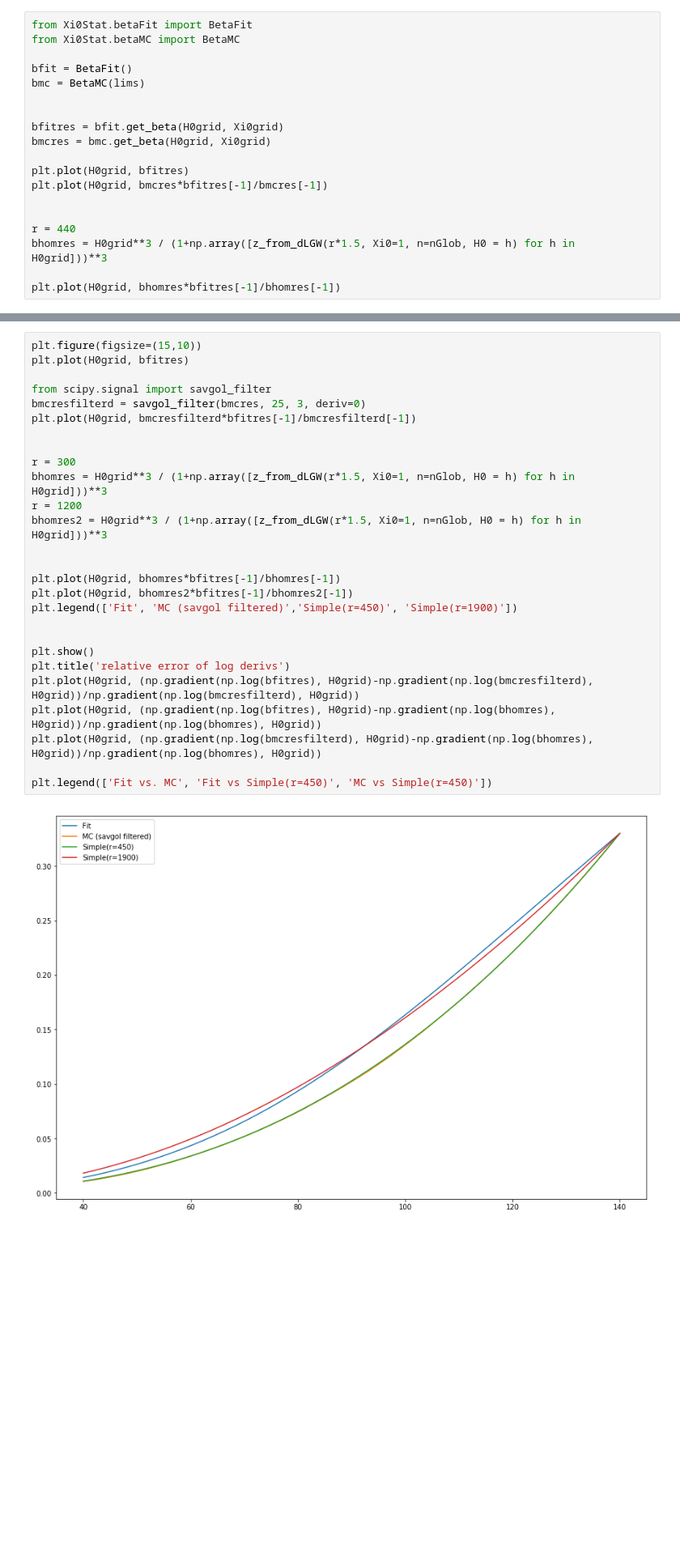
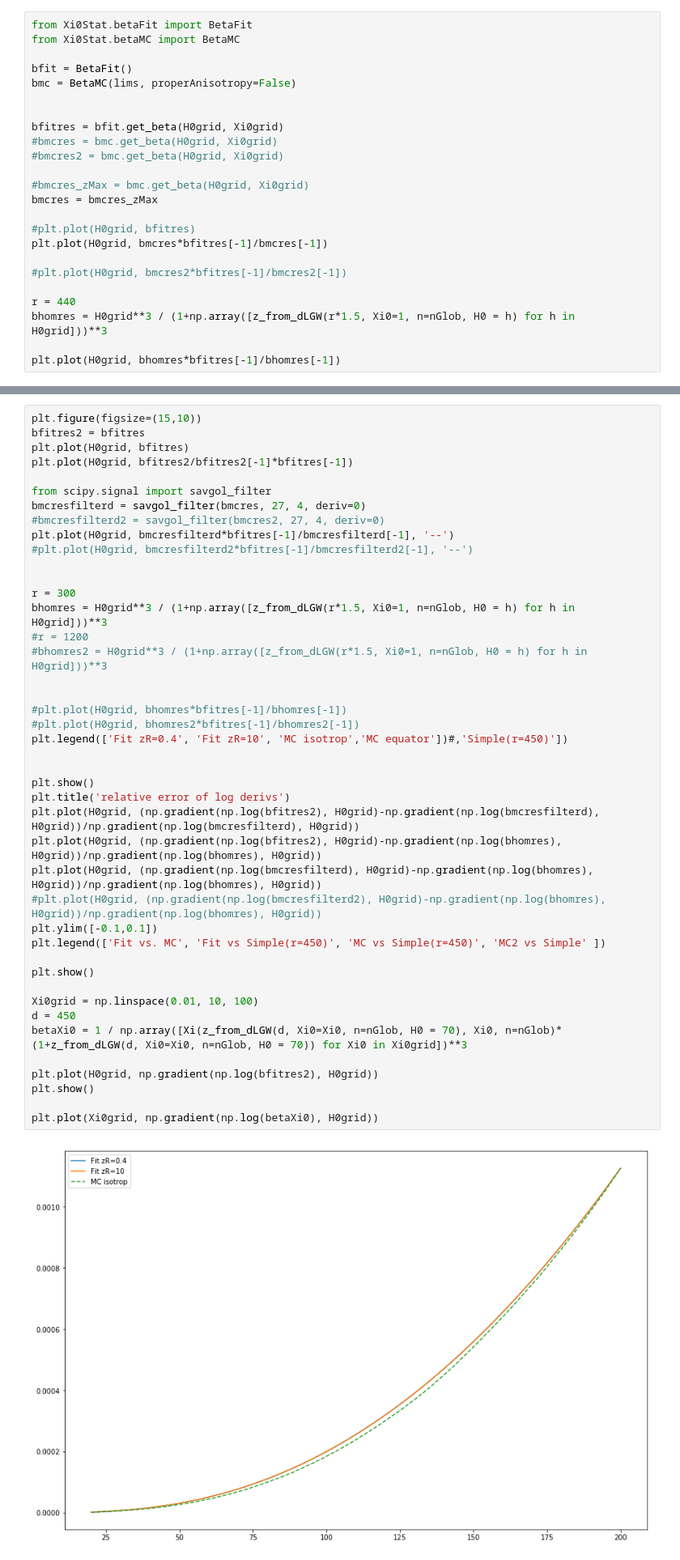
Before and after one commit to CosmoStatGW/DarkSirensStat, a Jupyter notebook: notebooks/plots_compare.ipynb, the cells around one changed output, grey strips where cells are left out. Shown at 81% size. Cells and saved outputs as stored; diff of their text form; blank space fills up the shorter version.

```diff
--- a/notebooks/plots_compare.ipynb
+++ b/notebooks/plots_compare.ipynb
@@ -145,15 +202,20 @@ from Xi0Stat.betaFit import BetaFit
 from Xi0Stat.betaMC import BetaMC
 
 bfit = BetaFit()
-bmc = BetaMC(lims)
+bmc = BetaMC(lims, properAnisotropy=False)
 
 
 bfitres = bfit.get_beta(H0grid, Xi0grid)
-bmcres = bmc.get_beta(H0grid, Xi0grid)
+#bmcres = bmc.get_beta(H0grid, Xi0grid)
+#bmcres2 = bmc.get_beta(H0grid, Xi0grid)
 
-plt.plot(H0grid, bfitres)
+#bmcres_zMax = bmc.get_beta(H0grid, Xi0grid)
+bmcres = bmcres_zMax
+
+#plt.plot(H0grid, bfitres)
 plt.plot(H0grid, bmcres*bfitres[-1]/bmcres[-1])
 
+#plt.plot(H0grid, bmcres2*bfitres[-1]/bmcres2[-1])
 
 r = 440
 bhomres = H0grid**3 / (1+np.array([z_from_dLGW(r*1.5, Xi0=1, n=nGlob, H0 = h) for h in H0grid]))**3
@@ -165,29 +227,45 @@ plt.plot(H0grid, bhomres*bfitres[-1]/bhomres[-1])
 # %%
 plt.figure(figsize=(15,10))
+bfitres2 = bfitres
 plt.plot(H0grid, bfitres)
+plt.plot(H0grid, bfitres2/bfitres2[-1]*bfitres[-1])
 
 from scipy.signal import savgol_filter
-bmcresfilterd = savgol_filter(bmcres, 25, 3, deriv=0)
-plt.plot(H0grid, bmcresfilterd*bfitres[-1]/bmcresfilterd[-1])
+bmcresfilterd = savgol_filter(bmcres, 27, 4, deriv=0)
+#bmcresfilterd2 = savgol_filter(bmcres2, 27, 4, deriv=0)
+plt.plot(H0grid, bmcresfilterd*bfitres[-1]/bmcresfilterd[-1], '--')
+#plt.plot(H0grid, bmcresfilterd2*bfitres[-1]/bmcresfilterd2[-1], '--')
 
 
 r = 300
 bhomres = H0grid**3 / (1+np.array([z_from_dLGW(r*1.5, Xi0=1, n=nGlob, H0 = h) for h in H0grid]))**3
-r = 1200
-bhomres2 = H0grid**3 / (1+np.array([z_from_dLGW(r*1.5, Xi0=1, n=nGlob, H0 = h) for h in H0grid]))**3
+#r = 1200
+#bhomres2 = H0grid**3 / (1+np.array([z_from_dLGW(r*1.5, Xi0=1, n=nGlob, H0 = h) for h in H0grid]))**3
 
 
-plt.plot(H0grid, bhomres*bfitres[-1]/bhomres[-1])
-plt.plot(H0grid, bhomres2*bfitres[-1]/bhomres2[-1])
-plt.legend(['Fit', 'MC (savgol filtered)','Simple(r=450)', 'Simple(r=1900)'])
+#plt.plot(H0grid, bhomres*bfitres[-1]/bhomres[-1])
+#plt.plot(H0grid, bhomres2*bfitres[-1]/bhomres2[-1])
+plt.legend(['Fit zR=0.4', 'Fit zR=10', 'MC isotrop','MC equator'])#,'Simple(r=450)'])
 
 
 plt.show()
 plt.title('relative error of log derivs')
-plt.plot(H0grid, (np.gradient(np.log(bfitres), H0grid)-np.gradient(np.log(bmcresfilterd), H0grid))/np.gradient(np.log(bmcresfilterd), H0grid))
-plt.plot(H0grid, (np.gradient(np.log(bfitres), H0grid)-np.gradient(np.log(bhomres), H0grid))/np.gradient(np.log(bhomres), H0grid))
+plt.plot(H0grid, (np.gradient(np.log(bfitres2), H0grid)-np.gradient(np.log(bmcresfilterd), H0grid))/np.gradient(np.log(bmcresfilterd), H0grid))
+plt.plot(H0grid, (np.gradient(np.log(bfitres2), H0grid)-np.gradient(np.log(bhomres), H0grid))/np.gradient(np.log(bhomres), H0grid))
 plt.plot(H0grid, (np.gradient(np.log(bmcresfilterd), H0grid)-np.gradient(np.log(bhomres), H0grid))/np.gradient(np.log(bhomres), H0grid))
+#plt.plot(H0grid, (np.gradient(np.log(bmcresfilterd2), H0grid)-np.gradient(np.log(bhomres), H0grid))/np.gradient(np.log(bhomres), H0grid))
+plt.ylim([-0.1,0.1])
+plt.legend(['Fit vs. MC', 'Fit vs Simple(r=450)', 'MC vs Simple(r=450)', 'MC2 vs Simple' ])
 
-plt.legend(['Fit vs. MC', 'Fit vs Simple(r=450)', 'MC vs Simple(r=450)'])
+plt.show()
+
+Xi0grid = np.linspace(0.01, 10, 100)
+d = 450
+betaXi0 = 1 / np.array([Xi(z_from_dLGW(d, Xi0=Xi0, n=nGlob, H0 = 70), Xi0, n=nGlob)*(1+z_from_dLGW(d, Xi0=Xi0, n=nGlob, H0 = 70)) for Xi0 in Xi0grid])**3
+
+plt.plot(H0grid, np.gradient(np.log(bfitres2), H0grid))
+plt.show()
+
+plt.plot(Xi0grid, np.gradient(np.log(betaXi0), H0grid))
 # %% [output]
-[figure, old version]
+[figure, new version]
```
Also changed, not shown: parts of 13 cells of this notebook, 6 other files.
